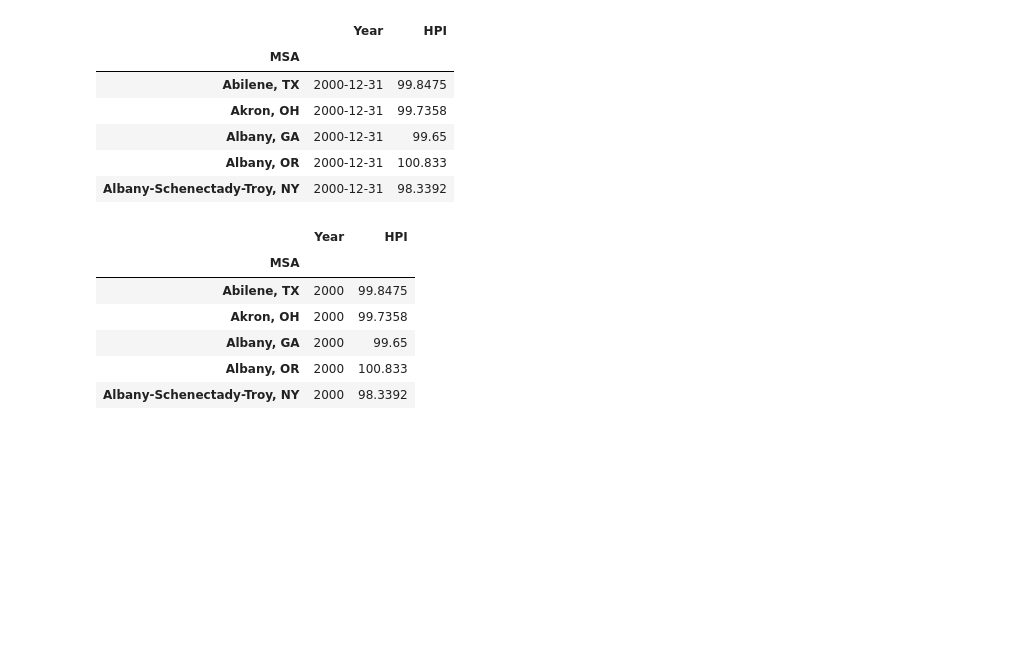
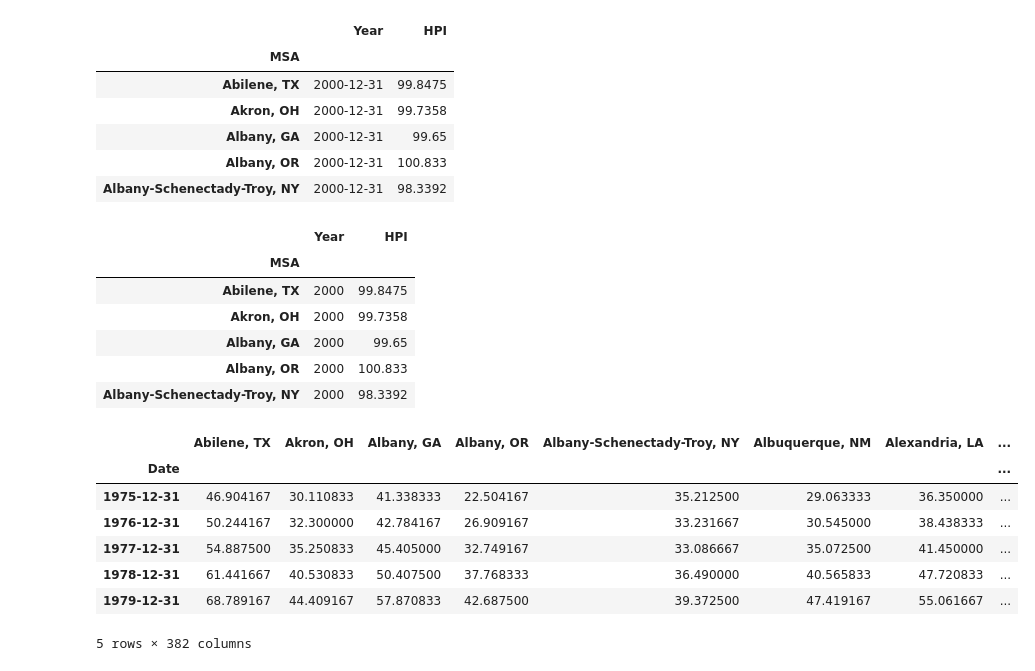
Before and after one commit to jjalomo93/Real_Estate_Dashboard, a Jupyter notebook: HPI_cleaning.ipynb, the cells around one changed output. Cells and saved outputs as stored; diff of their text form; code cells hidden in the pictures; blank space fills up the shorter version.

Commit message:
first forecast notebook upload

```diff
--- a/HPI_cleaning.ipynb
+++ b/HPI_cleaning.ipynb
@@ -46,6 +46,8 @@ df1 = df1.astype('float')
 df1_yearly = df1.resample('Y').mean()
 # %%
 # df1_yearly.index = pd.to_datetime(df1_yearly.index).year
+# %%
+df1_yearly_copy = df1_yearly.copy()
 # %%
 # remove years prior to 2000 from dataset
 df1_yearly = df1_yearly.iloc[25:]
@@ -109,6 +111,8 @@ df2.tail()
 # change datatypes to float for resampling
 df2 = df2.astype('float')
 df2_yearly = df2.resample('Y').mean()
+# %%
+df2_yearly_copy = df2_yearly.copy()
 # %%
 # df2_yearly.index = pd.to_datetime(df2_yearly.index).year
 # %%
@@ -266,0 +267,13 @@ df_grouped.first()
+# %%
+# concat full yearly dataframes for forecasting purposes
+df_yr = pd.concat([df1_yearly_copy,df2_yearly_copy], join='inner', axis='columns')
+df_yr.head()
+# %% [output]
+|  | Abilene, TX | Akron, OH | Albany, GA | Albany, OR | Albany-Schenectady-Troy, NY | Albuquerque, NM | Alexandria, LA | ... |
+| Date |  |  |  |  |  |  |  | ... |
+| 1975-12-31 | 46.904167 | 30.110833 | 41.338333 | 22.504167 | 35.212500 | 29.063333 | 36.350000 | ... |
+| 1976-12-31 | 50.244167 | 32.300000 | 42.784167 | 26.909167 | 33.231667 | 30.545000 | 38.438333 | ... |
+| 1977-12-31 | 54.887500 | 35.250833 | 45.405000 | 32.749167 | 33.086667 | 35.072500 | 41.450000 | ... |
+| 1978-12-31 | 61.441667 | 40.530833 | 50.407500 | 37.768333 | 36.490000 | 40.565833 | 47.720833 | ... |
+| 1979-12-31 | 68.789167 | 44.409167 | 57.870833 | 42.687500 | 39.372500 | 47.419167 | 55.061667 | ... |
+5 rows × 382 columns
```
Also changed, not shown: parts of 19 cells of this notebook, 11 other files.
